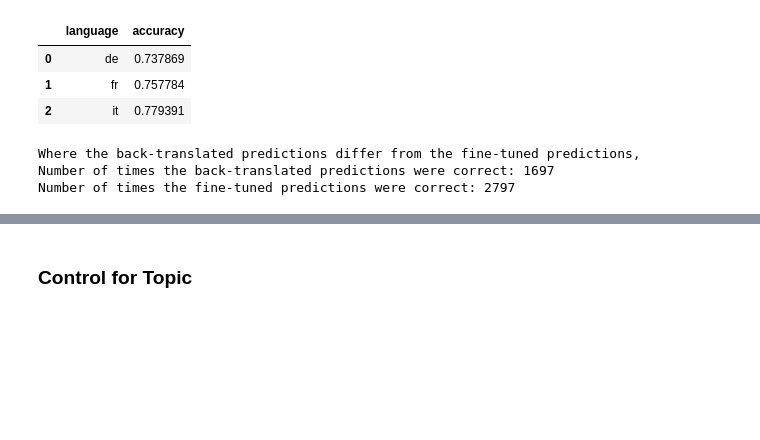
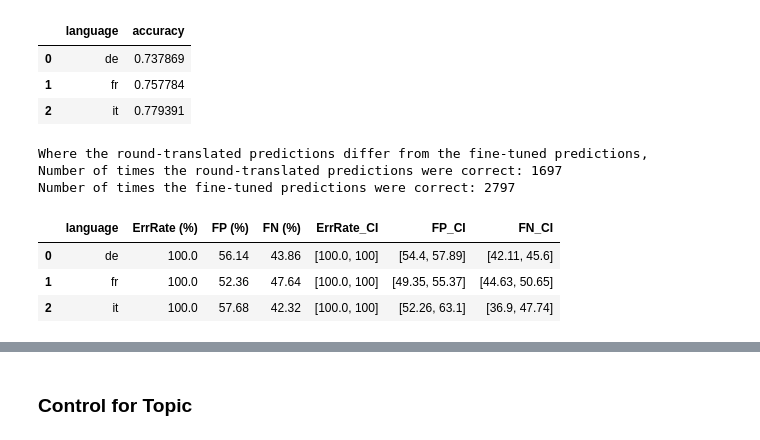
Before and after one commit to NazaninShafiabadi/StanceDetection, a Jupyter notebook: analysis/xstance.ipynb, the cells around one changed output, grey strips where cells are left out. Cells and saved outputs as stored; diff of their text form; code cells hidden in the pictures; blank space fills up the shorter version.

```diff
--- a/analysis/xstance.ipynb
+++ b/analysis/xstance.ipynb
@@ -199,30 +202,37 @@ high_err_rate_rt
 | 3 | 1487 | Security | 54.29 | 28.57 | 25.71 | [37.78, 70.79] | [13.61, 43.54] | [11.23, 40.19] | 28 |
 | 4 | 1490 | Security | 55.17 | 6.90 | 48.28 | [37.07, 73.27] | [0, 16.12] | [30.09, 66.46] | 24 |
 # %%
-# Accuracy of the back_translated inputs with respect to the finetuned model predictions
-back_trans_preds = pd.concat([de2fr2de_preds, fr2de2fr_preds, it2fr2it_preds])
-back_trans_preds = pd.merge(back_trans_preds, ft_preds[['id', 'prediction']].rename(columns={'prediction': 'ft_preds'}), on='id')
-back_trans_acc_wrt_ft_acc = compute_accuracy(back_trans_preds, 'ft_preds', 'prediction')
-back_trans_acc_wrt_ft_acc
+# Accuracy of the round-translated inputs with respect to the finetuned model predictions
+round_trans_preds = pd.concat([de2fr2de_preds, fr2de2fr_preds, it2fr2it_preds])
+round_trans_preds = pd.merge(round_trans_preds, ft_preds[['id', 'prediction']].rename(columns={'prediction': 'ft_preds'}), on='id')
+round_trans_acc_wrt_ft_acc = compute_accuracy(round_trans_preds, 'ft_preds', 'prediction')
+round_trans_acc_wrt_ft_acc
 # %% [output]
 |  | language | accuracy |
 | 0 | de | 0.737869 |
 | 1 | fr | 0.757784 |
 | 2 | it | 0.779391 |
 # %%
-# Cases where the back-translated predictions differ from the fine-tuned predictions
-errors_wrt_ft = back_trans_preds[back_trans_preds['prediction'] != back_trans_preds['ft_preds']]
-print('Where the back-translated predictions differ from the fine-tuned predictions,')
+# Cases where the round-translated predictions differ from the fine-tuned predictions
+errors_wrt_ft = round_trans_preds[round_trans_preds['prediction'] != back_trans_preds['ft_preds']]
+print('Where the round-translated predictions differ from the fine-tuned predictions,')
 
-# Number of times the back-translated predictions were correct:
-bt_correct = errors_wrt_ft[errors_wrt_ft['prediction'] == errors_wrt_ft['label']]
-print('Number of times the back-translated predictions were correct:', len(bt_correct))
+# Number of times the round-translated predictions were correct:
+rt_correct = errors_wrt_ft[errors_wrt_ft['prediction'] == errors_wrt_ft['label']]
+print('Number of times the round-translated predictions were correct:', len(bt_correct))
 
 # Number of times the fine-tuned predictions were correct:
 ft_correct = errors_wrt_ft[errors_wrt_ft['ft_preds'] == errors_wrt_ft['label']]
 print('Number of times the fine-tuned predictions were correct:', len(ft_correct))
+
+# Direction of misprediction
+analyze_errors(errors_wrt_ft, 'ft_preds', 'prediction', group_cols='language', compute_ci=True)
 # %% [output]
-Where the back-translated predictions differ from the fine-tuned predictions,
-Number of times the back-translated predictions were correct: 1697
+Where the round-translated predictions differ from the fine-tuned predictions,
+Number of times the round-translated predictions were correct: 1697
 Number of times the fine-tuned predictions were correct: 2797
+|  | language | ErrRate (%) | FP (%) | FN (%) | ErrRate_CI | FP_CI | FN_CI |
+| 0 | de | 100.0 | 56.14 | 43.86 | [100.0, 100] | [54.4, 57.89] | [42.11, 45.6] |
+| 1 | fr | 100.0 | 52.36 | 47.64 | [100.0, 100] | [49.35, 55.37] | [44.63, 50.65] |
+| 2 | it | 100.0 | 57.68 | 42.32 | [100.0, 100] | [52.26, 63.1] | [36.9, 47.74] |
 # %%
```
Also changed, not shown: parts of 4 cells of this notebook.
